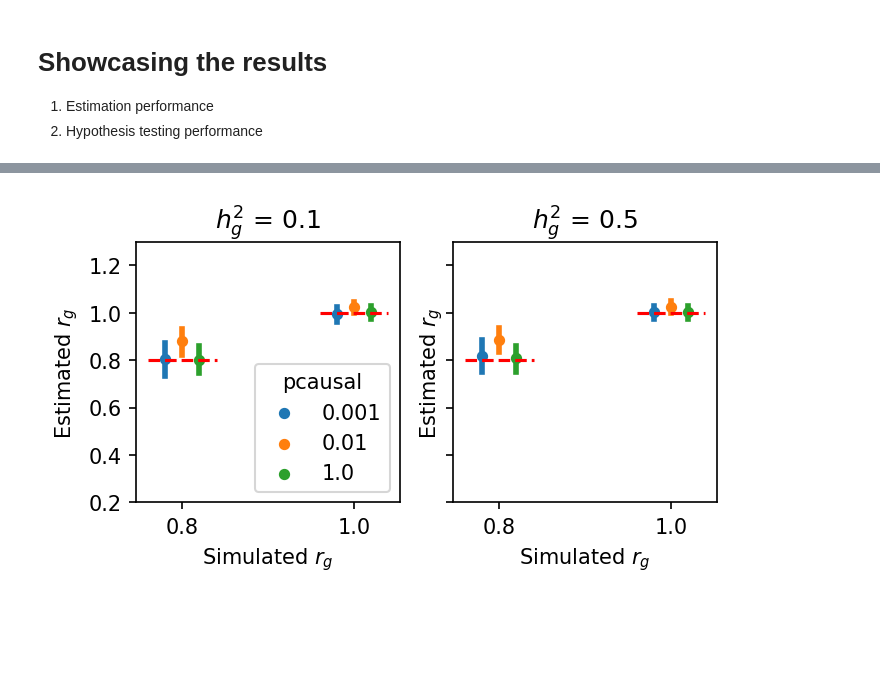
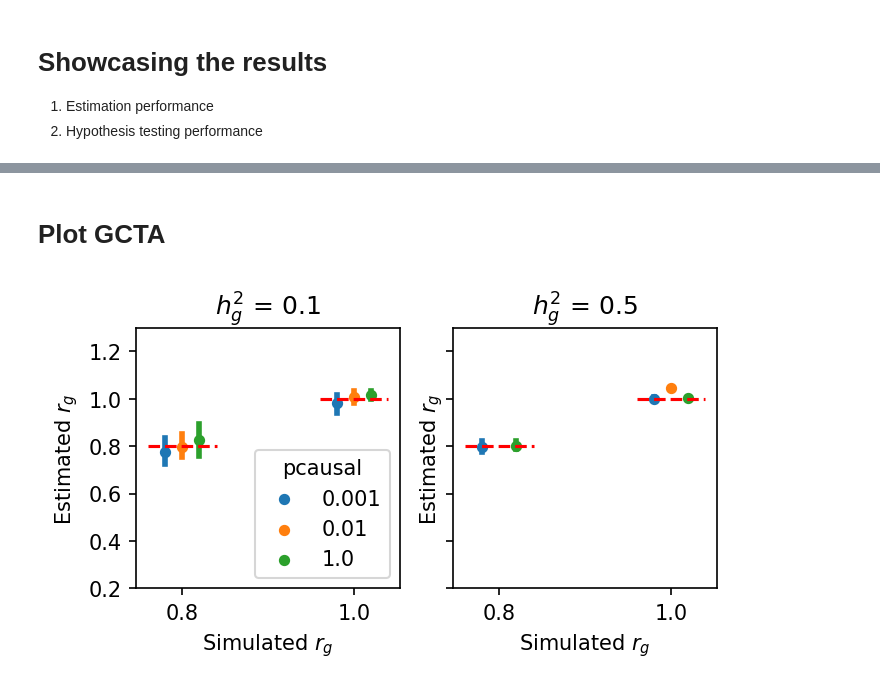
Before and after one commit to KangchengHou/admix-genet-cor, a Jupyter notebook: experiments/01_genome_wide_simulate/plot-simulation.ipynb, the cells around one changed output, grey strips where cells are left out. Cells and saved outputs as stored; diff of their text form; code cells hidden in the pictures; blank space fills up the shorter version.

```diff
--- a/experiments/01_genome_wide_simulate/plot-simulation.ipynb
+++ b/experiments/01_genome_wide_simulate/plot-simulation.ipynb
@@ -30,0 +21,16 @@ import os
+# %%
+def estimate_rg(est, est_var):
+    """
+    Estimate the ratio of genetic correlation.
+    est: (3, ) numpy array
+    est_var (3, 3) variance-covariance matrix
+    """
+    x, y = est[0], est[1]
+    rg = y / x
+    # grad = [-y / x^2, 1 / x]
+    grad = np.array([-y / (x ** 2), 1 / x])
+
+    def quad_form(x, A):
+        return np.dot(np.dot(x.T, A), x)
+
+    return rg, quad_form(grad, est_var[0:2, 0:2])
@@ -64,0 +124,2 @@ df_plot["estimated_ratio"] = df_plot["estimated_rho"] / df_plot["estimated_var_g
+# %% [markdown]
+# Plot GCTA
@@ -65,4 +128,43 @@ df_plot["estimated_ratio"] = df_plot["estimated_rho"] / df_plot["estimated_var_g
 # %%
+df_plot = []
+
+for hsq in [0.1, 0.5]:
+    for pcausal in [0.01, 0.001, 1.0]:
+        for cor in [0.8, 1.0]:
+            for hermodel in ["mafukb"]:
+                for sim_i in range(10):
+                    f_name = (
+                        f"out/gcta-estimate/hsq-{hsq}-pcausal-{pcausal}-cor-{cor}"
+                        + f"-hermodel-{hermodel}.sim_{sim_i}"
+                    )
+                    if not os.path.exists(f_name + ".hsq"):
+                        continue
+                    est = admix.tools.gcta.read_reml(f_name)
+                    rg, rg_var = estimate_rg(
+                        est["est"].Variance.values, est["varcov"].values
+                    )
+                    rg_stderr = np.sqrt(rg_var)
+                    df_plot.append(
+                        est["est"].Variance.values.tolist()
+                        + [hsq, cor, pcausal, hermodel, rg, rg_stderr, sim_i]
+                    )
+df_plot = pd.DataFrame(
+    df_plot,
+    columns=[
+        "estimated_var_g",
+        "estimated_rho",
+        "estimated_var_e",
+        "hsq",
+        "cor",
+        "pcausal",
+        "hermodel",
+        "estimated_ratio",
+        "estimated_ratio_stderr",
+        "sim_i",
+    ],
+)
+
+df_plot = df_plot[df_plot.estimated_ratio_stderr < 0.2]
 fig, axes = plt.subplots(figsize=(5, 2.3), dpi=150, sharex=True, sharey=True, ncols=2)
 
 for ax_i, hsq in enumerate([0.1, 0.5]):
@@ -70,31 +172,31 @@ for ax_i, hsq in enumerate([0.1, 0.5]):
 
     ax = axes[ax_i]
 
     sns.pointplot(
         data=df_tmp,
         x="cor",
         y="estimated_ratio",
         hue="pcausal",
         ax=ax,
         markers=".",
         dodge=0.2,
         join=False,
     )
     cor_list = sorted(df_plot.cor.unique())
 
     ax.hlines(
         cor_list,
         np.arange(len(cor_list)) - 0.2,
         np.arange(len(cor_list)) + 0.2,
         color="red",
         ls="--",
         zorder=10,
     )
     ax.set_ylim(0.2, 1.3)
     ax.set_xlabel("Simulated $r_g$")
     ax.set_ylabel("Estimated $r_g$")
     ax.set_title("$h_g^2$" + f" = {hsq}")
     if ax_i != 0:
         axes[ax_i].legend([], [], frameon=False)
 # %% [output]
-[figure, old version]
+[figure, new version]
```
Also changed, not shown: parts of 22 cells of this notebook, 2 other files.
